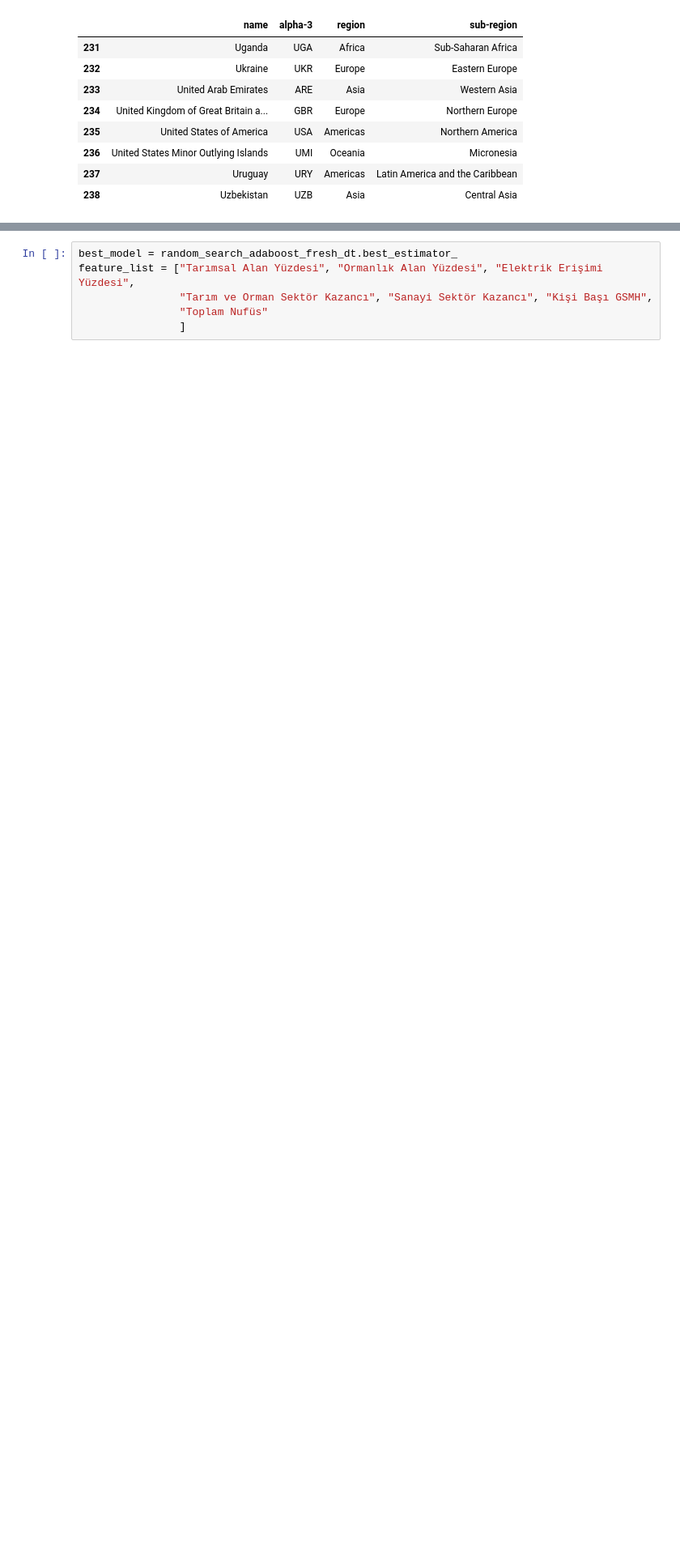
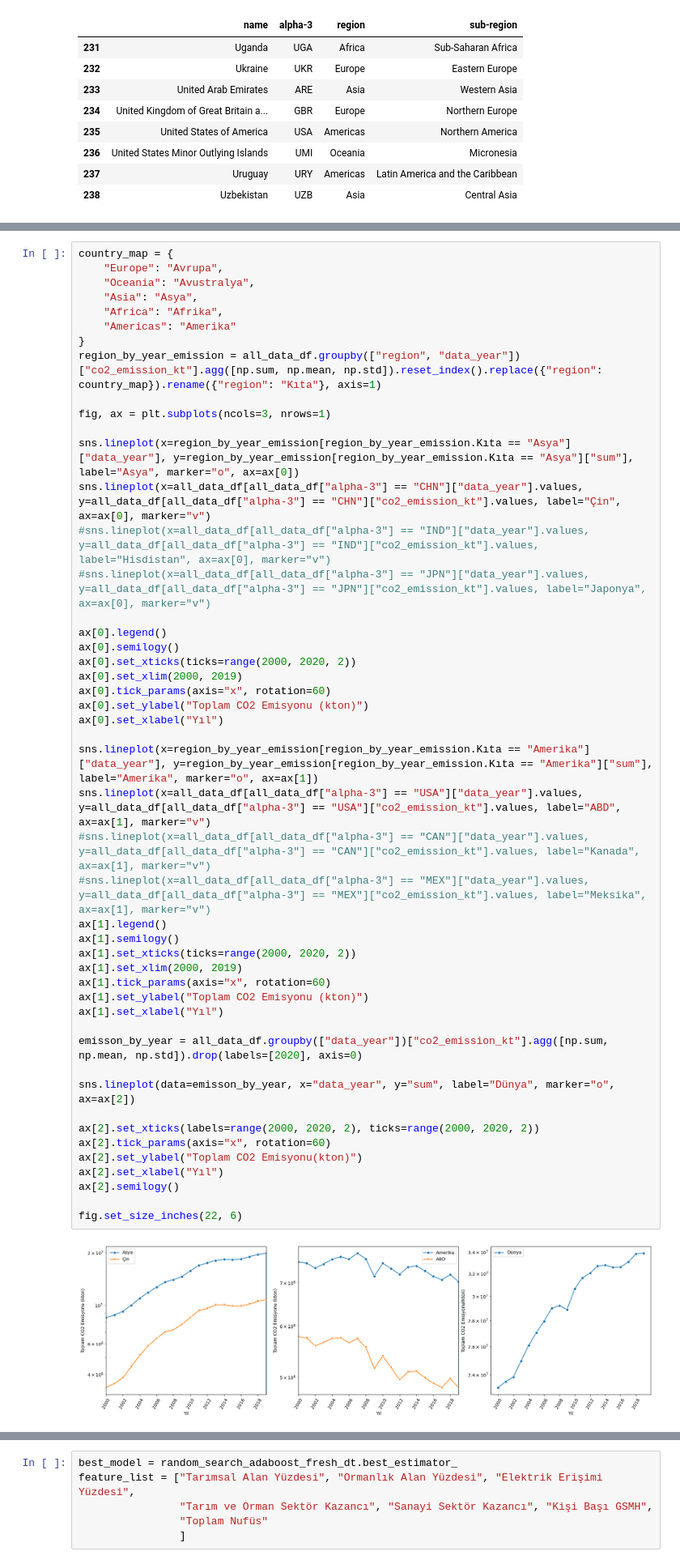
Before and after one commit to TunahanKanbak/VBM655, a Jupyter notebook: main.ipynb, the cells around one changed output, grey strips where cells are left out. Shown at 81% size. Drawn from its saved outputs; the diff is of its cells as text; blank space fills up the shorter version.

```diff
--- a/main.ipynb
+++ b/main.ipynb
@@ -704,0 +231,50 @@ Adaboost_Best_Dt için elde edilen RMSE değeri: 6.13e+04
+# %%
+country_map = {
+    "Europe": "Avrupa",
+    "Oceania": "Avustralya",
+    "Asia": "Asya",
+    "Africa": "Afrika",
+    "Americas": "Amerika"
+}
+region_by_year_emission = all_data_df.groupby(["region", "data_year"])["co2_emission_kt"].agg([np.sum, np.mean, np.std]).reset_index().replace({"region": country_map}).rename({"region": "Kıta"}, axis=1)
+
+fig, ax = plt.subplots(ncols=3, nrows=1)
+
+sns.lineplot(x=region_by_year_emission[region_by_year_emission.Kıta == "Asya"]["data_year"], y=region_by_year_emission[region_by_year_emission.Kıta == "Asya"]["sum"], label="Asya", marker="o", ax=ax[0])
+sns.lineplot(x=all_data_df[all_data_df["alpha-3"] == "CHN"]["data_year"].values, y=all_data_df[all_data_df["alpha-3"] == "CHN"]["co2_emission_kt"].values, label="Çin", ax=ax[0], marker="v")
+#sns.lineplot(x=all_data_df[all_data_df["alpha-3"] == "IND"]["data_year"].values, y=all_data_df[all_data_df["alpha-3"] == "IND"]["co2_emission_kt"].values, label="Hisdistan", ax=ax[0], marker="v")
+#sns.lineplot(x=all_data_df[all_data_df["alpha-3"] == "JPN"]["data_year"].values, y=all_data_df[all_data_df["alpha-3"] == "JPN"]["co2_emission_kt"].values, label="Japonya", ax=ax[0], marker="v")
+
+ax[0].legend()
+ax[0].semilogy()
+ax[0].set_xticks(ticks=range(2000, 2020, 2))
+ax[0].set_xlim(2000, 2019)
+ax[0].tick_params(axis="x", rotation=60)
+ax[0].set_ylabel("Toplam CO2 Emisyonu (kton)")
+ax[0].set_xlabel("Yıl")
+
+sns.lineplot(x=region_by_year_emission[region_by_year_emission.Kıta == "Amerika"]["data_year"], y=region_by_year_emission[region_by_year_emission.Kıta == "Amerika"]["sum"], label="Amerika", marker="o", ax=ax[1])
+sns.lineplot(x=all_data_df[all_data_df["alpha-3"] == "USA"]["data_year"].values, y=all_data_df[all_data_df["alpha-3"] == "USA"]["co2_emission_kt"].values, label="ABD", ax=ax[1], marker="v")
+#sns.lineplot(x=all_data_df[all_data_df["alpha-3"] == "CAN"]["data_year"].values, y=all_data_df[all_data_df["alpha-3"] == "CAN"]["co2_emission_kt"].values, label="Kanada", ax=ax[1], marker="v")
+#sns.lineplot(x=all_data_df[all_data_df["alpha-3"] == "MEX"]["data_year"].values, y=all_data_df[all_data_df["alpha-3"] == "MEX"]["co2_emission_kt"].values, label="Meksika", ax=ax[1], marker="v")
+ax[1].legend()
+ax[1].semilogy()
+ax[1].set_xticks(ticks=range(2000, 2020, 2))
+ax[1].set_xlim(2000, 2019)
+ax[1].tick_params(axis="x", rotation=60)
+ax[1].set_ylabel("Toplam CO2 Emisyonu (kton)")
+ax[1].set_xlabel("Yıl")
+
+emisson_by_year = all_data_df.groupby(["data_year"])["co2_emission_kt"].agg([np.sum, np.mean, np.std]).drop(labels=[2020], axis=0)
+
+sns.lineplot(data=emisson_by_year, x="data_year", y="sum", label="Dünya", marker="o", ax=ax[2])
+
+ax[2].set_xticks(labels=range(2000, 2020, 2), ticks=range(2000, 2020, 2))
+ax[2].tick_params(axis="x", rotation=60)
+ax[2].set_ylabel("Toplam CO2 Emisyonu(kton)")
+ax[2].set_xlabel("Yıl")
+ax[2].semilogy()
+
+fig.set_size_inches(22, 6)
+# %% [output]
+[figure, added]
```
Also changed, not shown: parts of 63 cells of this notebook.
